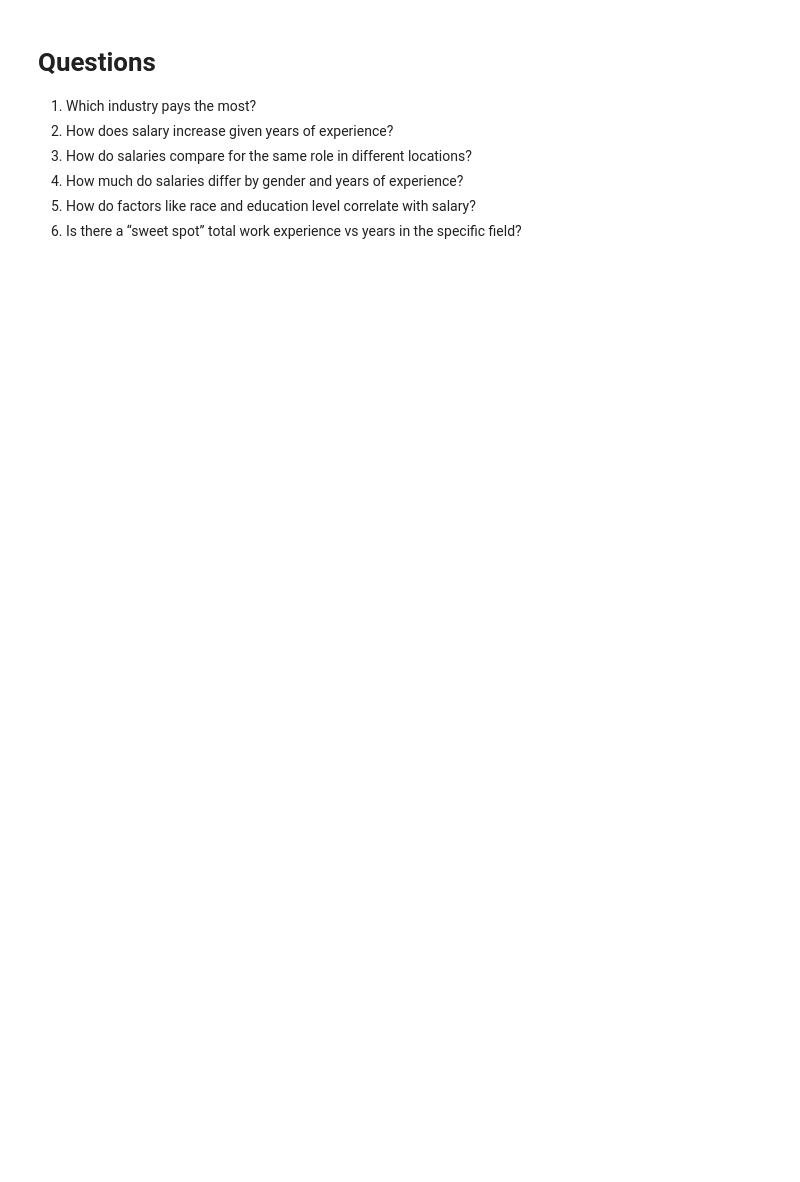
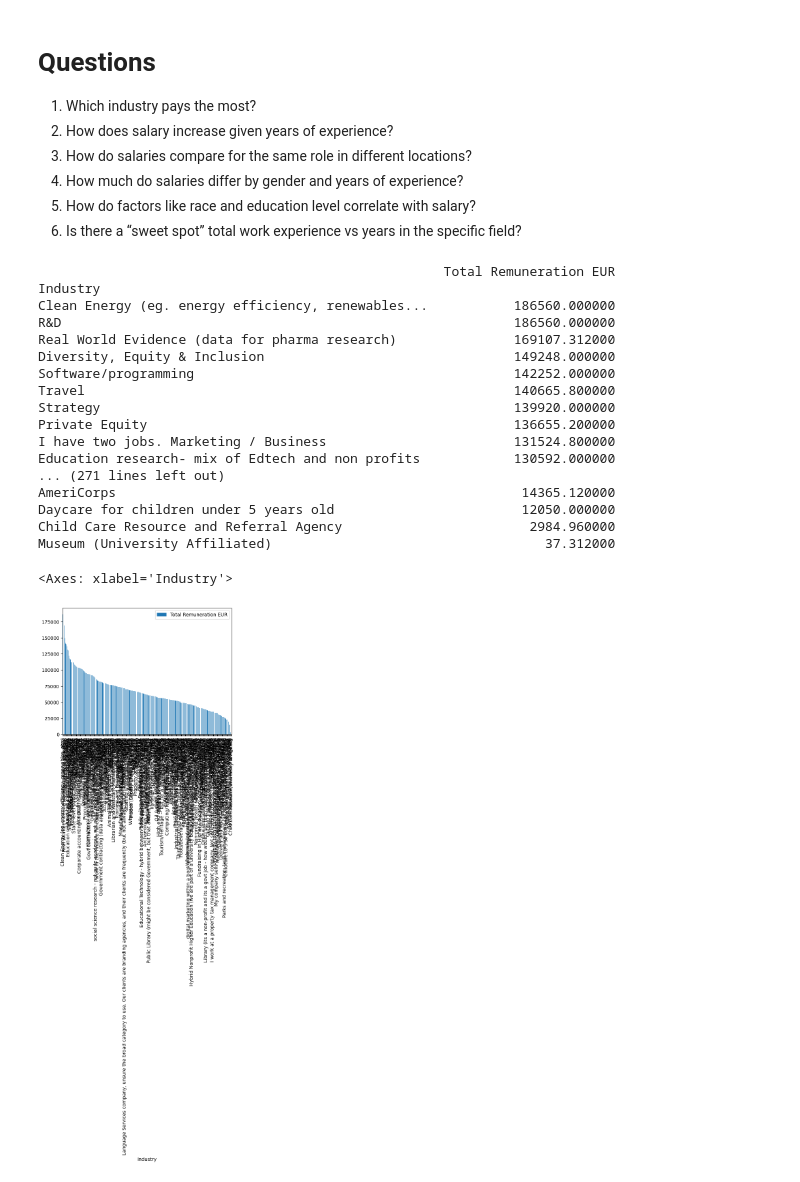
Before and after one commit to Jaddevvv/final_project, a Jupyter notebook: Exercise 99 - Exam - Salaries.ipynb, the cells around one changed output. Drawn from its saved outputs; the diff is of its cells as text; code cells hidden in the pictures; blank space fills up the shorter version.

Commit message:
extra plots

```diff
--- a/Exercise 99 - Exam - Salaries.ipynb
+++ b/Exercise 99 - Exam - Salaries.ipynb
@@ -497,6 +497,29 @@ salaries
 # %%
 salary_average = salaries[['Industry','Total Remuneration EUR']]
 list_pay_industry = salary_average.groupby("Industry").mean()
+list_industry = salary_average['Industry'].value_counts()
+
 print(list_pay_industry.sort_values(by="Total Remuneration EUR", ascending= False))
+list_pay_industry.sort_values(by="Total Remuneration EUR", ascending=False).plot(kind='bar')
+# %% [output]
+                                                    Total Remuneration EUR
+Industry
+Clean Energy (eg. energy efficiency, renewables...           186560.000000
+R&D                                                          186560.000000
+Real World Evidence (data for pharma research)               169107.312000
+Diversity, Equity & Inclusion                                149248.000000
+Software/programming                                         142252.000000
+Travel                                                       140665.800000
+Strategy                                                     139920.000000
+Private Equity                                               136655.200000
+I have two jobs. Marketing / Business                        131524.800000
+Education research- mix of Edtech and non profits            130592.000000
+... (271 lines left out)
+AmeriCorps                                                    14365.120000
+Daycare for children under 5 years old                        12050.000000
+Child Care Resource and Referral Agency                        2984.960000
+Museum (University Affiliated)                                   37.312000
+<Axes: xlabel='Industry'>
+[figure, added]
 # %%
 import seaborn
```
Also changed, not shown: parts of 11 cells of this notebook.
